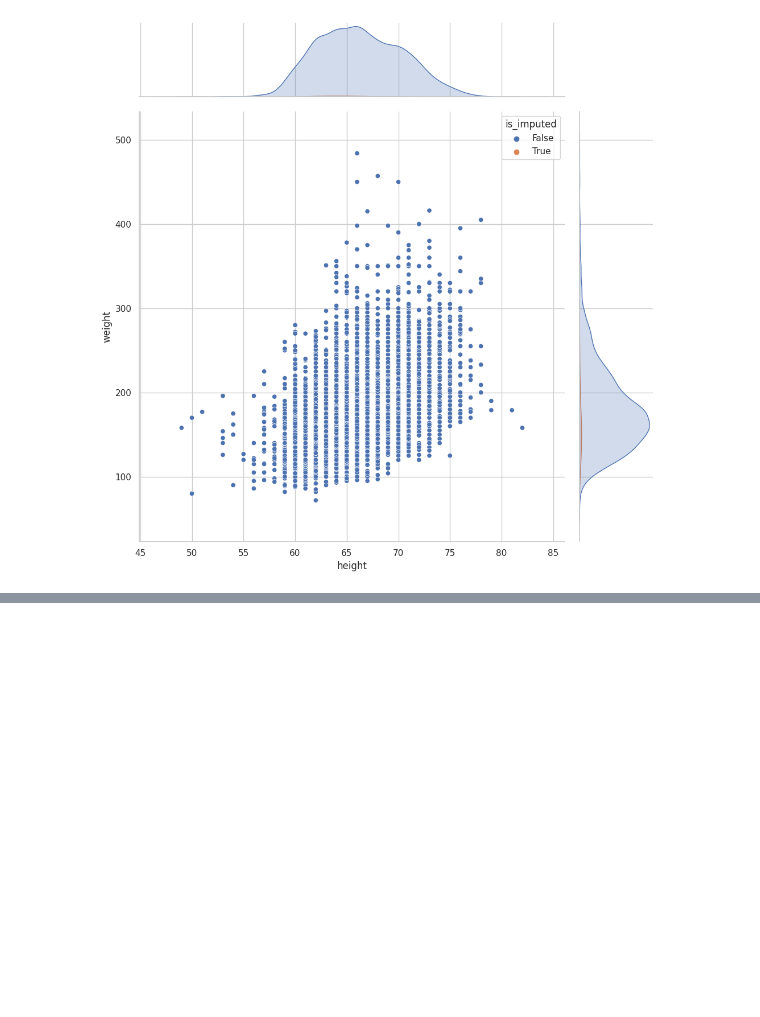
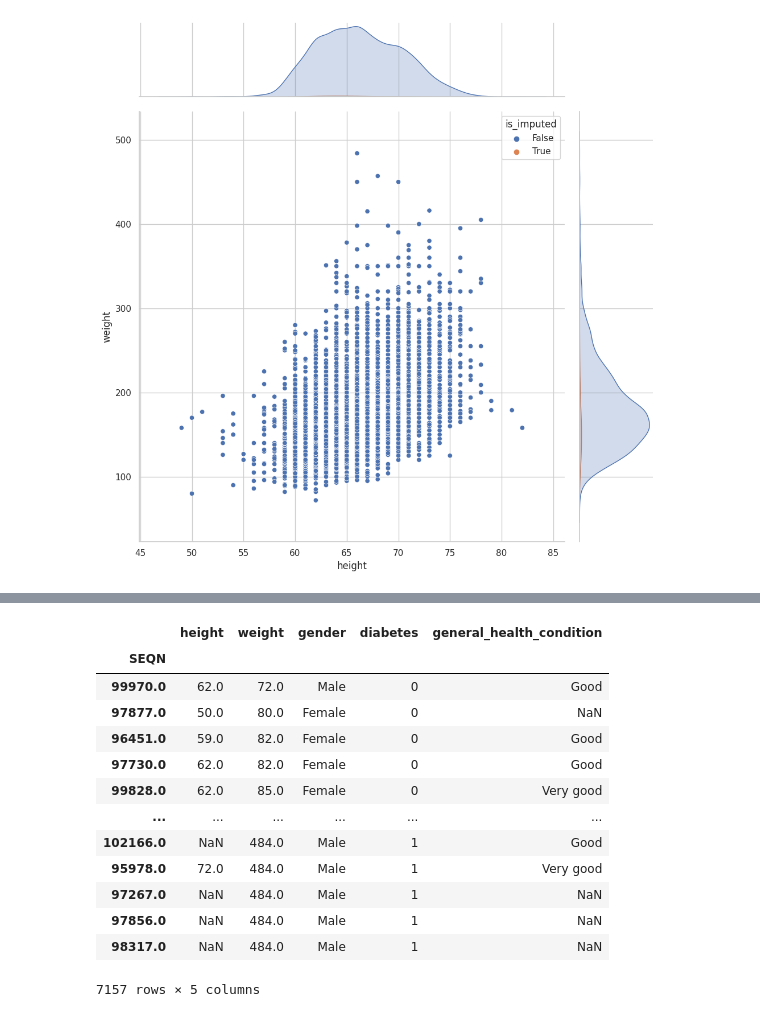
Before and after one commit to Monkey8596/Data_Missing_Imputation, a Jupyter notebook: notebooks/00_Imputation_Missing_Values.ipynb, the cells around one changed output, grey strips where cells are left out. Cells and saved outputs as stored; diff of their text form; code cells hidden in the pictures; blank space fills up the shorter version.

Commit message:
Imputation ffill()

```diff
--- a/notebooks/00_Imputation_Missing_Values.ipynb
+++ b/notebooks/00_Imputation_Missing_Values.ipynb
@@ -440,0 +487,29 @@ array([['Good']], dtype=object)
+# %%
+(
+    nhanes_df
+    .select_columns("height", "weight", "gender", "diabetes", "general_health_condition")
+    .sort_values(
+        by=[ "weight", "gender", "diabetes", "general_health_condition","height"],
+        ascending = True
+    )
+    .transform_column(
+        'weight',
+        lambda x:x.ffill(),
+        elementwise=False
+    )
+)
+# %% [output]
+|  | height | weight | gender | diabetes | general_health_condition |
+| SEQN |  |  |  |  |  |
+| 99970.0 | 62.0 | 72.0 | Male | 0 | Good |
+| 97877.0 | 50.0 | 80.0 | Female | 0 | NaN |
+| 96451.0 | 59.0 | 82.0 | Female | 0 | Good |
+| 97730.0 | 62.0 | 82.0 | Female | 0 | Good |
+| 99828.0 | 62.0 | 85.0 | Female | 0 | Very good |
+| ... | ... | ... | ... | ... | ... |
+| 102166.0 | NaN | 484.0 | Male | 1 | Good |
+| 95978.0 | 72.0 | 484.0 | Male | 1 | Very good |
+| 97267.0 | NaN | 484.0 | Male | 1 | NaN |
+| 97856.0 | NaN | 484.0 | Male | 1 | NaN |
+| 98317.0 | NaN | 484.0 | Male | 1 | NaN |
+7157 rows × 5 columns
```
Also changed, not shown: parts of 3 cells of this notebook.
